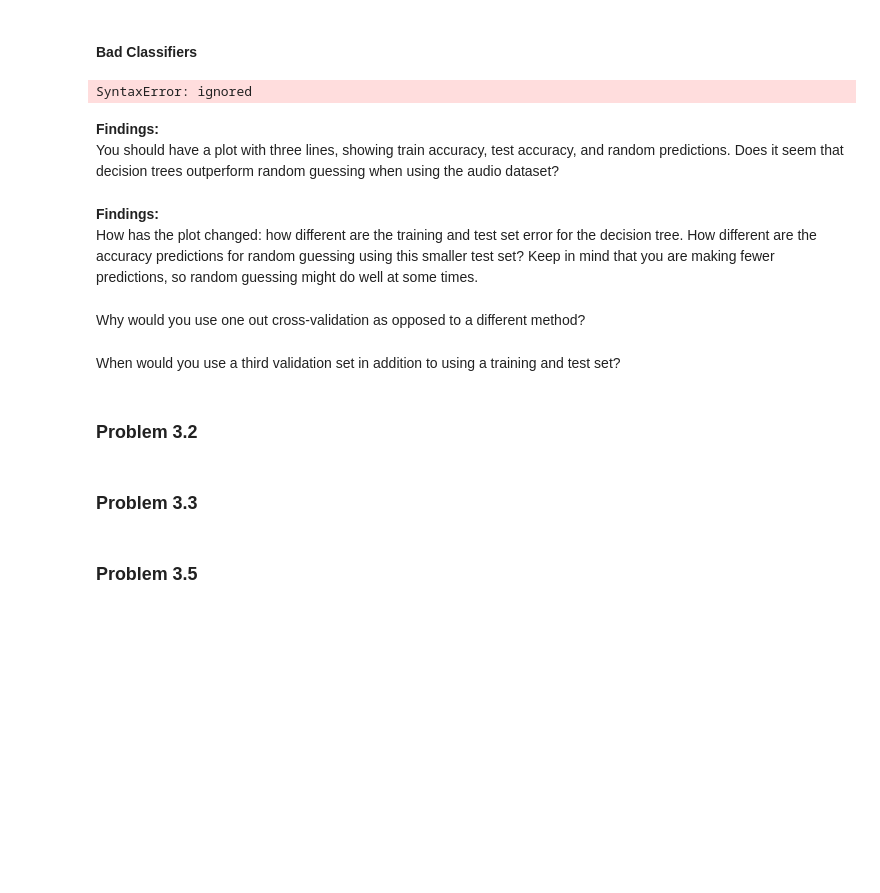
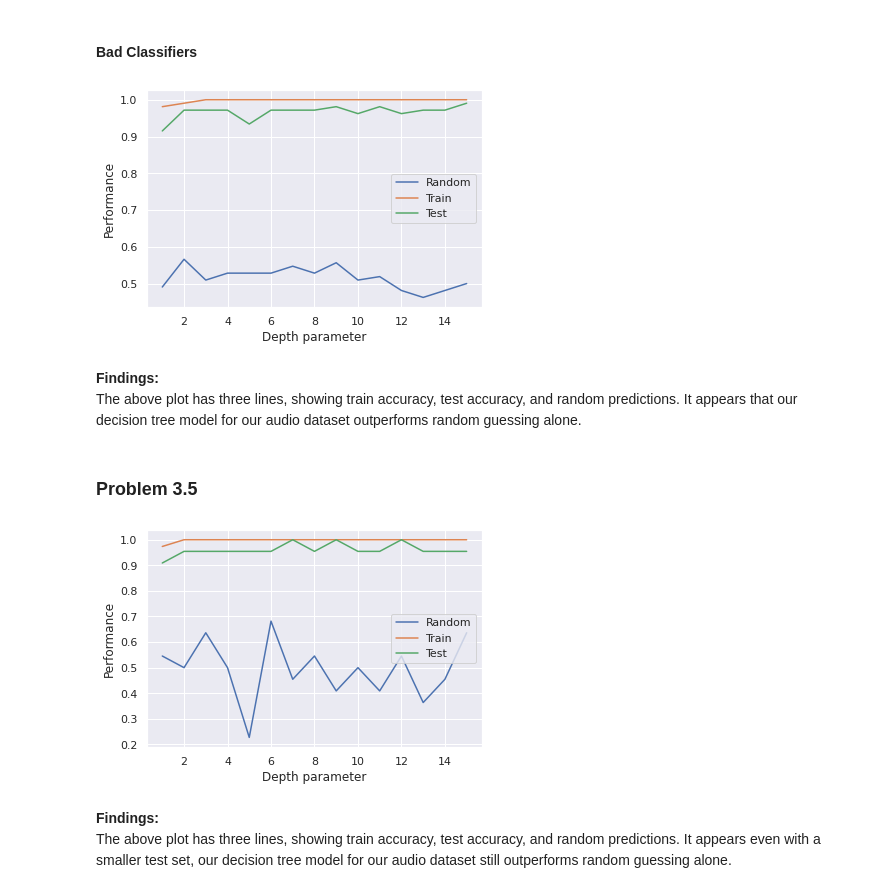
Before and after one commit to zachfreitas/ADS_504_Machine_Learning, a Jupyter notebook: Module_2/assignment_2/Assignment_2.ipynb, the cells around one changed output. Saved outputs shown, nothing was run; the diff lists cells and outputs as text; code cells hidden in the pictures; blank space fills up the shorter version.

```diff
--- a/Module_2/assignment_2/Assignment_2.ipynb
+++ b/Module_2/assignment_2/Assignment_2.ipynb
@@ -855,30 +855,30 @@ class BadClassifier():
 # %%
 bad = BadClassifier()
 accuracy = list()
 train_errors = list()
 test_errors = list()
 for x in range(1,15+1):
   bad.train(y_train)
   y_pred = bad.make_random_predictions(X_test)
-  accuracy.append()   # Fill this
-  sound_trees =  # Fill this
-  sound_trees = # Fill this
-  train_errors.append()# Fill this
-  test_errors.append()# Fill this
+  accuracy.append(accuracy_score(y_test, y_pred))   # Fill this
+  model = DecisionTreeClassifier(max_depth=x).fit(X_train, y_train)
+  train_errors.append(accuracy_score(y_train, model.predict(X_train)))# Fill this
+  test_errors.append(accuracy_score(y_test, model.predict(X_test)))# Fill this
 # plotting
 plt.plot(range(1,16),accuracy, label='Random')
 plt.plot(range(1,16),train_errors, label='Train')
 plt.plot(range(1,16),test_errors, label='Test')
 plt.legend(loc='center right')
 plt.xlabel('Depth parameter')
 plt.ylabel('Performance')
+plt.show()
 # %% [output]
-SyntaxError: ignored
+[figure, added]
 # %% [markdown]
 **Findings:**<br>
-You should have a plot with three lines, showing train accuracy, test accuracy,
-and random predictions. Does it seem that decision trees outperform random
-guessing when using the audio dataset?
+The above plot has three lines, showing train accuracy, test accuracy, and random predictions. It appears that our decision tree model for our audio dataset outperforms random guessing alone.
+# %% [markdown]
+### Problem 3.5
 # %%
 # Repeat, using a smaller amount of test data
 # Split the dataset using the following line:
@@ -889,17 +886,28 @@ X_train, X_test, y_train, y_test = train_test_split(X, y, test_size=0.10, random
-# %% [markdown]
-**Findings:**<br>
-How has the plot changed: how different are the training and test set error for the
-decision tree. How different are the accuracy predictions for random guessing
-using this smaller test set? Keep in mind that you are making fewer predictions,
-so random guessing might do well at some times.
-# %% [markdown]
-Why would you use one out cross-validation as opposed to a different method?
-# %% [markdown]
- When would you use a third validation set in addition to using a training and test
-set?
-# %% [markdown]
-### Problem 3.2
-# %% [markdown]
-### Problem 3.3
-# %% [markdown]
-### Problem 3.5
+# %%
+# Plot accuracy vs. depth again,
+# using the smaller amount of training data.
+
+bad = BadClassifier()
+accuracy = list()
+train_errors = list()
+test_errors = list()
+for x in range(1,15+1):
+  bad.train(y_train)
+  y_pred = bad.make_random_predictions(X_test)
+  accuracy.append(accuracy_score(y_test, y_pred))   # Fill this
+  model = DecisionTreeClassifier(max_depth=x).fit(X_train, y_train)
+  train_errors.append(accuracy_score(y_train, model.predict(X_train)))# Fill this
+  test_errors.append(accuracy_score(y_test, model.predict(X_test)))# Fill this
+# plotting
+plt.plot(range(1,16),accuracy, label='Random')
+plt.plot(range(1,16),train_errors, label='Train')
+plt.plot(range(1,16),test_errors, label='Test')
+plt.legend(loc='center right')
+plt.xlabel('Depth parameter')
+plt.ylabel('Performance')
+plt.show()
+# %% [output]
+[figure, added]
+# %% [markdown]
+**Findings:**<br>
+The above plot has three lines, showing train accuracy, test accuracy, and random predictions. It appears even with a smaller test set, our decision tree model for our audio dataset still outperforms random guessing alone.
```
Also changed, not shown: parts of 6 cells of this notebook.
